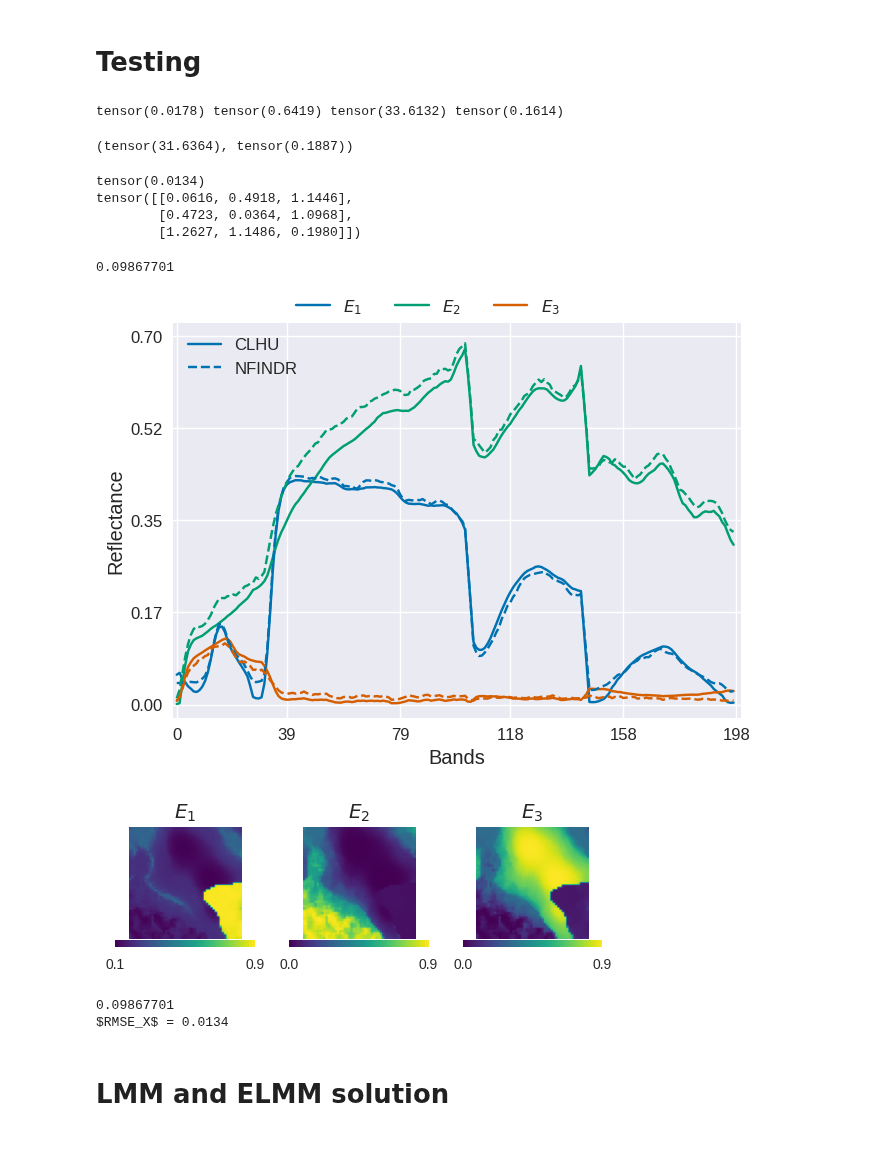
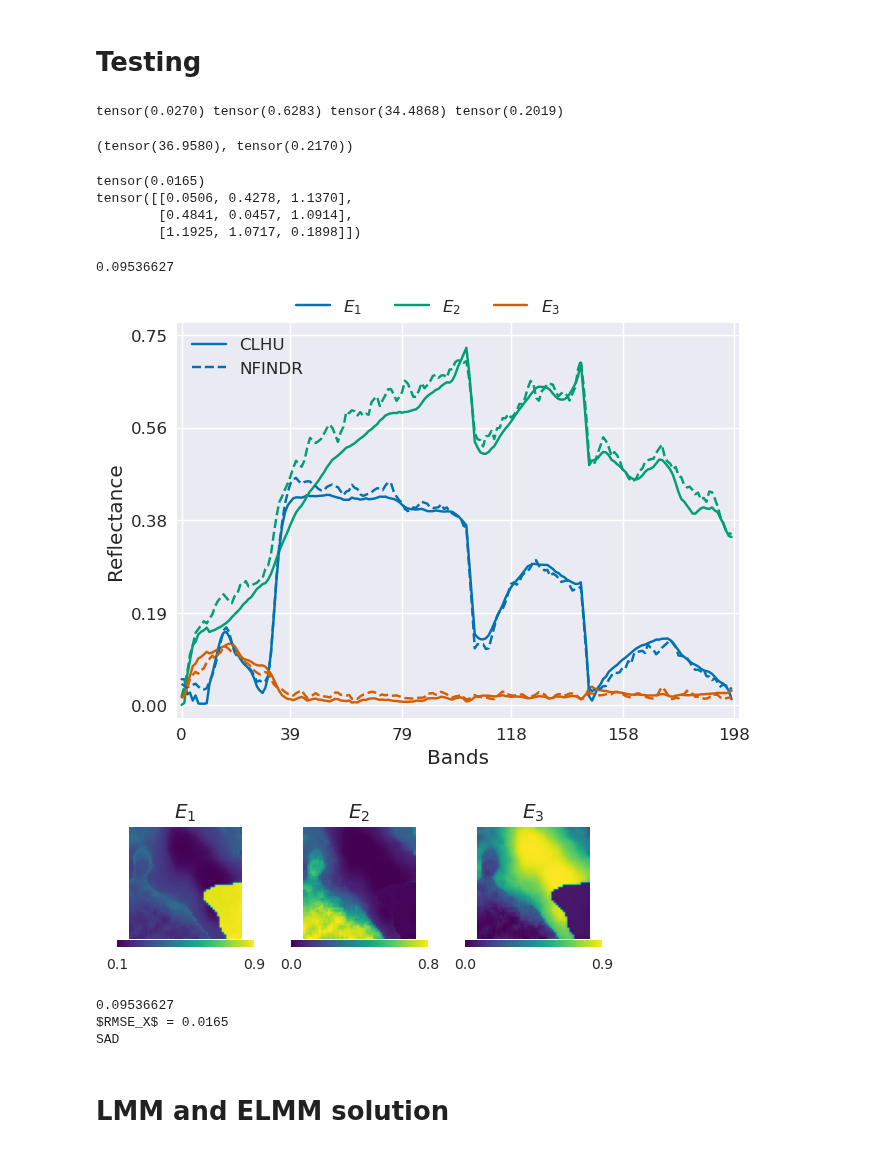
Before and after one commit to SolidusAbi/CLHU, a Jupyter notebook: notebooks/syntheticData.ipynb, the cells around one changed output. Drawn from its saved outputs; the diff is of its cells as text; code cells hidden in the pictures.

```diff
--- a/notebooks/syntheticData.ipynb
+++ b/notebooks/syntheticData.ipynb
@@ -167,4 +183,4 @@ plt.show(fig)
 # %%
 n_bands = dataset.n_bands
 model = ContrastiveUnmixing(n_bands, n_endmembers, endmember_init=logit_endmember_init)
-train(model, n_endmembers, dataset, n_batchs=50, n_epochs=50, lr=1e-3, simplex_weight=1e-3)
+train(model, n_endmembers, dataset, n_batchs=50, n_epochs=50, lr=1e-3, simplex_weight=5e-3)
@@ -176,9 +194,9 @@ train(model, n_endmembers, dataset, n_batchs=50, n_epochs=50, lr=1e-3, simplex_w
 # Testing
 # %%
 # load model
-model = ContrastiveUnmixing(dataset.n_bands, dataset.n_endmembers)
+# model = ContrastiveUnmixing(dataset.n_bands, dataset.n_endmembers)
 
-model.load_state_dict(torch.load(os.path.join(result_path, 'weights/clhu.pth')))
+# model.load_state_dict(torch.load(os.path.join(result_path, 'weights/clhu.pth')))
 model = model.eval()
 # %%
 criterion = UnmixingLoss()
@@ -195,11 +213,11 @@ with torch.no_grad():
     print(criterion(reconstruc, _X).cpu(), entropy_reg(model.A).cpu(), volume_reg(sigmoid(model.ebk)).cpu(),
          similarity_reg(sigmoid(model.ebk)).cpu())
 # %% [output]
-tensor(0.0178) tensor(0.6419) tensor(33.6132) tensor(0.1614)
+tensor(0.0270) tensor(0.6283) tensor(34.4868) tensor(0.2019)
 # %%
 volume_reg(endmember_init), similarity_reg(endmember_init)
 # %% [output]
-(tensor(31.6364), tensor(0.1887))
+(tensor(36.9580), tensor(0.2170))
 # %%
 from HySpecLab.metrics import rmse, sad
 
@@ -212,19 +230,19 @@ print(sad_result)
 
 np.diagonal(sad_result.numpy()).mean()
 # %% [output]
-tensor(0.0134)
-tensor([[0.0616, 0.4918, 1.1446],
-        [0.4723, 0.0364, 1.0968],
-        [1.2627, 1.1486, 0.1980]])
+tensor(0.0165)
+tensor([[0.0506, 0.4278, 1.1370],
+        [0.4841, 0.0457, 1.0914],
+        [1.1925, 1.0717, 0.1898]])
-0.09867701
+0.09536627
 # %%
 ebk = sigmoid(model.ebk).detach().cpu()
 
-fig = plot_endmembers(ebk, ticks_range=(0, .7), endmember_estimation=[endmember_init], ee_labels=['CLHU','NFINDR'])
+fig = plot_endmembers(ebk, ticks_range=(0, .75), endmember_estimation=[endmember_init], ee_labels=['CLHU','NFINDR'])
 plt.show(fig)
 fig.savefig(os.path.join(result_path, 'imgs/E_clhu_est.pdf'), bbox_inches='tight')
 # %% [output]
-[figure, old version]
+[figure, new version]
 # %%
 from torch.nn.functional import softmax
 from utils import show_abundance
@@ -236,7 +254,7 @@ plt.show(fig)
 
 fig.savefig(os.path.join(result_path, 'imgs/A_clhu_est.png'), dpi=300, bbox_inches='tight')
 # %% [output]
-[figure, old version]
+[figure, new version]
 # %%
 xhat = model(_X).detach().cpu()
 
@@ -248,8 +266,9 @@ print(sad_m_clhu)
 print(r'$RMSE_X$ = {:.4f}'.format(rmse_x_clhu))
 print(r'SAD')
 # %% [output]
-0.09867701
-$RMSE_X$ = 0.0134
+0.09536627
+$RMSE_X$ = 0.0165
+SAD
 # %% [markdown]
 # LMM and ELMM solution
 # %%
```
Also changed, not shown: parts of 7 cells of this notebook, 10 other files.
